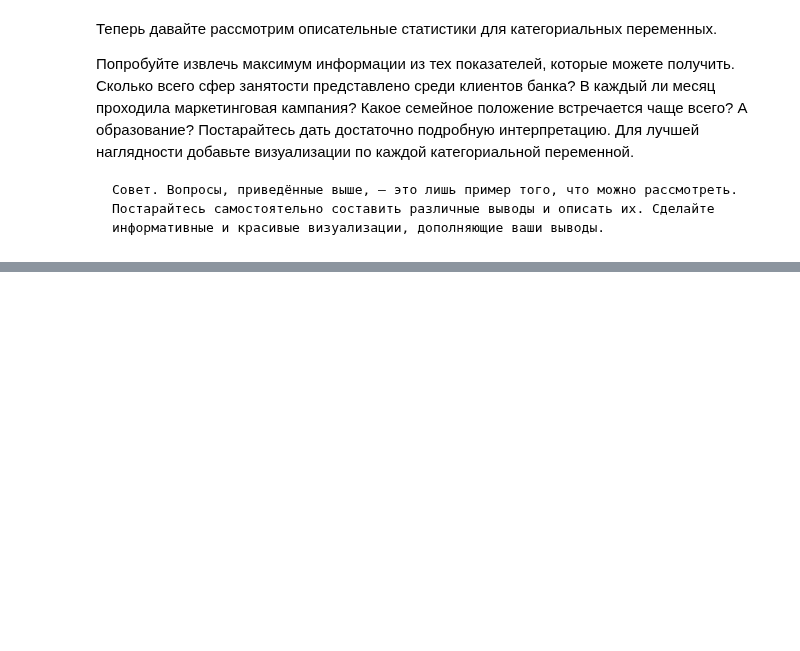
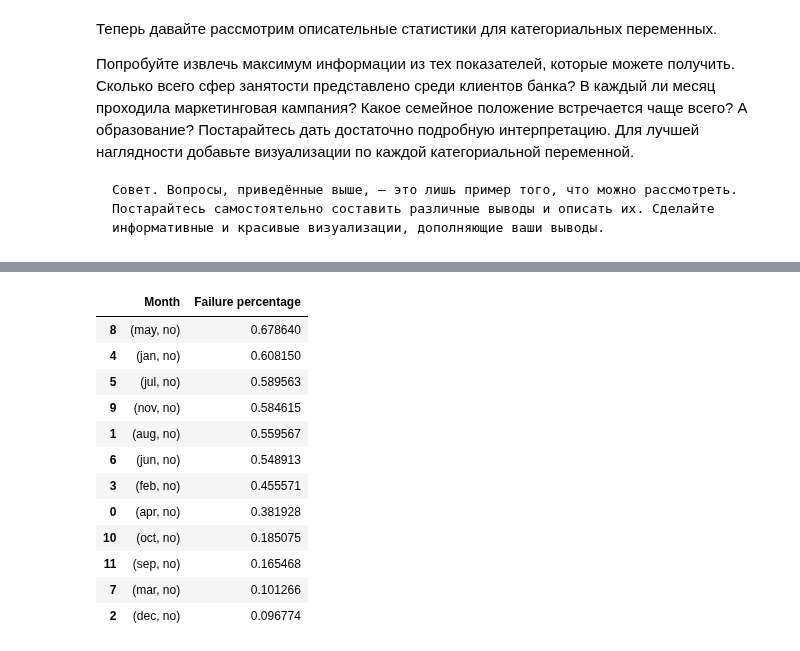
Before and after one commit to royvudgren/sf_datascience_practice, a Jupyter notebook: ML PROJECT-4/2 data acquainting.ipynb, the cells around one changed output, grey strips where cells are left out. Cells and saved outputs as stored; diff of their text form; code cells hidden in the pictures; blank space fills up the shorter version.

```diff
--- a/ML PROJECT-4/2 data acquainting.ipynb
+++ b/ML PROJECT-4/2 data acquainting.ipynb
@@ -292,0 +326,24 @@ array([[2617],
+# %%
+bar_data = cleaned.groupby(['month'])['deposit'].value_counts().sort_index()
+list_of_percent = {}
+sum = 0
+for i in range(0,bar_data.shape[0],2):
+    sum = bar_data[i]+bar_data[i+1]
+    percentage = bar_data[i]/sum
+    list_of_percent[bar_data.index[i]]=percentage
+list_of_percent =pd.DataFrame(list_of_percent.items(), columns=['Month', 'Failure percentage'])
+list_of_percent.sort_values(by='Failure percentage', ascending=False)
+# %% [output]
+|  | Month | Failure percentage |
+| 8 | (may, no) | 0.678640 |
+| 4 | (jan, no) | 0.608150 |
+| 5 | (jul, no) | 0.589563 |
+| 9 | (nov, no) | 0.584615 |
+| 1 | (aug, no) | 0.559567 |
+| 6 | (jun, no) | 0.548913 |
+| 3 | (feb, no) | 0.455571 |
+| 0 | (apr, no) | 0.381928 |
+| 10 | (oct, no) | 0.185075 |
+| 11 | (sep, no) | 0.165468 |
+| 7 | (mar, no) | 0.101266 |
+| 2 | (dec, no) | 0.096774 |
```
Also changed, not shown: parts of 11 cells of this notebook, 3 other files.
